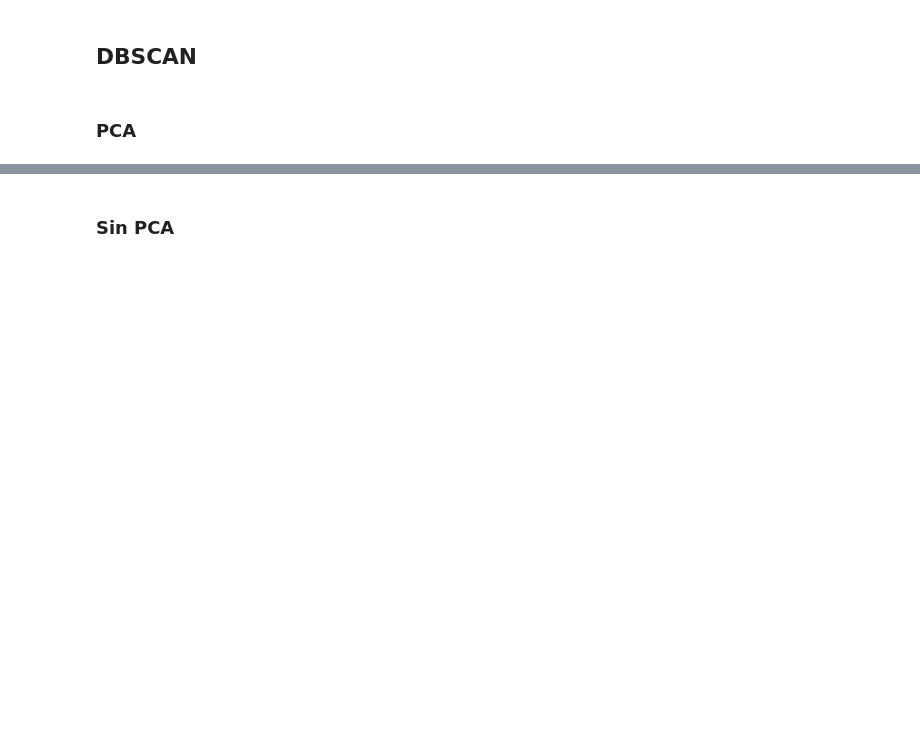
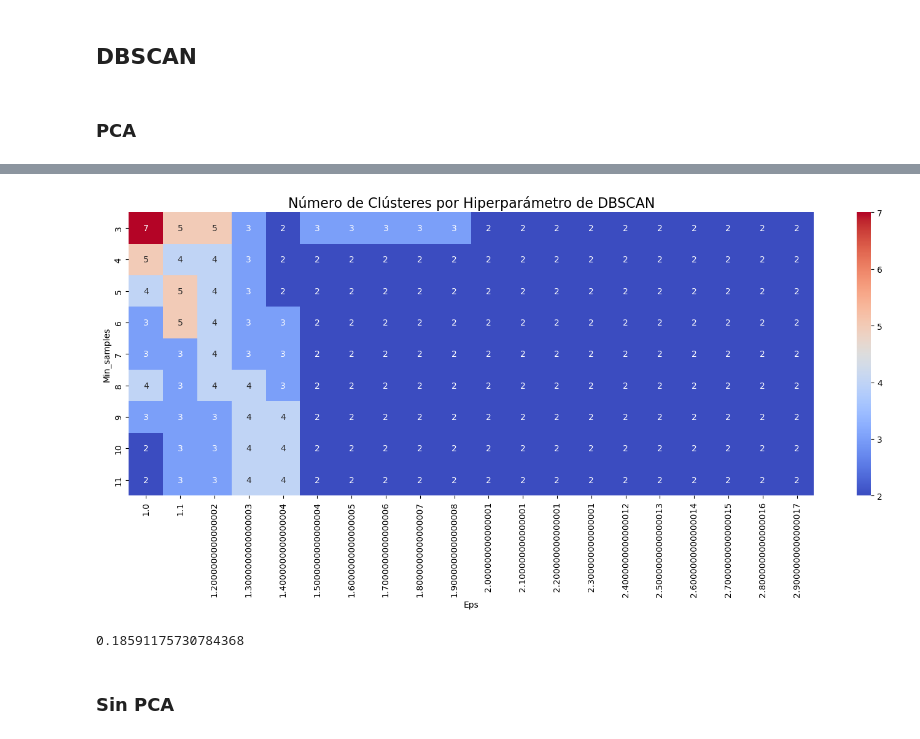
Before and after one commit to CarlosCortes2020/ScikitLearnClustering, a Jupyter notebook: notebooks/005_proyecto_countries_clustering.ipynb, the cells around one changed output, grey strips where cells are left out. Saved outputs shown, nothing was run; the diff lists cells and outputs as text; code cells hidden in the pictures; blank space fills up the shorter version.

Commit message:
Commit with the first analysis using GEMINI CLI clustering models

```diff
--- a/notebooks/005_proyecto_countries_clustering.ipynb
+++ b/notebooks/005_proyecto_countries_clustering.ipynb
@@ -425,2 +489,74 @@ df_country['dbscan_pca'] = y_dbscan
+# %%
+# fig, ax = plt.subplots(figsize=(18,6))
+# Esta línea crea una figura (el lienzo general) y un subplot o "ejes" (el área de dibujo)
+# usando Matplotlib.
+# - fig: El objeto de la figura completa.
+# - ax: El objeto de los ejes donde se dibujará el gráfico.
+# - figsize=(18,6): Define el tamaño de la figura en 18 pulgadas de ancho por 6 de alto.
+fig, ax = plt.subplots(figsize=(18,6))
+
+# Añadir un título claro y descriptivo
+ax.set_title('Número de Clústeres por Hiperparámetro de DBSCAN', fontsize=16)
+
+
+# sns.heatmap(pivot_2, annot=True, annot_kws={'size':10}, cmap='coolwarm', ax=ax)
+# Esta es la función principal que dibuja el mapa de calor usando la librería Seaborn.
+# - sns.heatmap(): La función para crear el mapa de calor.
+# - pivot_2: Los datos a graficar, en este caso, la matriz con el número de clústeres.
+# - annot=True: Le indica a Seaborn que anote cada celda con su valor numérico.
+# - annot_kws={'size':10}: Argumentos de palabra clave para las anotaciones. Aquí se usa
+#   para establecer el tamaño de la fuente de los números en 10.
+# - cmap='coolwarm': Define el mapa de colores. 'coolwarm' va de azul (valores bajos) a
+#   rojo (valores altos).
+# - ax=ax: Especifica que el mapa de calor debe dibujarse en los ejes 'ax' que creamos
+#   previamente. Esta es una excelente práctica para manejar gráficos complejos.
+sns.heatmap(pivot_2, annot=True, annot_kws={'size':10}, cmap='coolwarm', ax=ax)
+
+# plt.show()
+# Esta función de Matplotlib renderiza y muestra la figura en la pantalla. Sin esta llamada,
+# en muchos entornos de ejecución de scripts, el gráfico no sería visible.
+plt.show()
+# %% [output]
+[figure, added]
+# %%
+# dbscan_train = DBSCAN(eps=1.2, min_samples=3)
+# Esta línea crea una instancia del algoritmo de clustering DBSCAN con los
+# hiperparámetros que se determinaron como óptimos en el análisis anterior.
+# - DBSCAN: El constructor del modelo.
+# - eps=1.2: Define la distancia máxima entre dos puntos para que uno sea
+#   considerado vecino del otro. Un valor de 1.2 fue probablemente elegido
+#   tras analizar el "gráfico de codo" o el mapa de calor.
+# - min_samples=3: Define el número mínimo de puntos que deben estar dentro
+#   del radio 'eps' para que un punto sea considerado un "punto central" (core point).
+dbscan_train = DBSCAN(eps=1.2, min_samples=3)
+
+# y_dbscan = dbscan_train.fit_predict(pca_data_standard)
+# Aquí se entrena el modelo y se asignan los clústeres en un solo paso.
+# - .fit_predict(pca_data_standard): Este método entrena el modelo DBSCAN con los
+#   datos ('pca_data_standard') y devuelve un array donde cada elemento es la
+#   etiqueta del clúster asignado a cada punto de datos.
+# - Los puntos que no pertenecen a ningún clúster (ruido) reciben la etiqueta -1.
+# - El resultado se guarda en la variable 'y_dbscan'.
+y_dbscan = dbscan_train.fit_predict(pca_data_standard)
+
+# print(silhouette_score(pca_data_standard, y_dbscan))
+# Esta línea calcula y muestra la Puntuación de Silueta (Silhouette Score) para
+# evaluar la calidad del clustering resultante.
+# - silhouette_score(...): Es una métrica que mide qué tan bien definidos están los
+#   clústeres. Un valor cercano a 1 indica clústeres densos y bien separados.
+#   Un valor cercano a 0 indica clústeres superpuestos, y un valor negativo
+#   indica que los puntos pueden haber sido asignados al clúster incorrecto.
+print(silhouette_score(pca_data_standard, y_dbscan))
+
+# df_country['dbscan_pca'] = y_dbscan
+# Finalmente, esta línea añade los resultados del clustering (las etiquetas de clúster)
+# como una nueva columna al DataFrame original 'df_country'.
+# - df_country['dbscan_pca']: Crea una nueva columna llamada 'dbscan_pca'.
+# - = y_dbscan: Asigna el array de etiquetas de clúster a esta nueva columna.
+# Esto es muy útil para poder analizar y visualizar qué países (o registros)
+# han caído en cada clúster.
+df_country['dbscan_pca'] = y_dbscan
+# %% [output]
+0.18591175730784368
 # %% [markdown]
 ### Sin PCA
```
Also changed, not shown: parts of 36 cells of this notebook, 2 other files.
